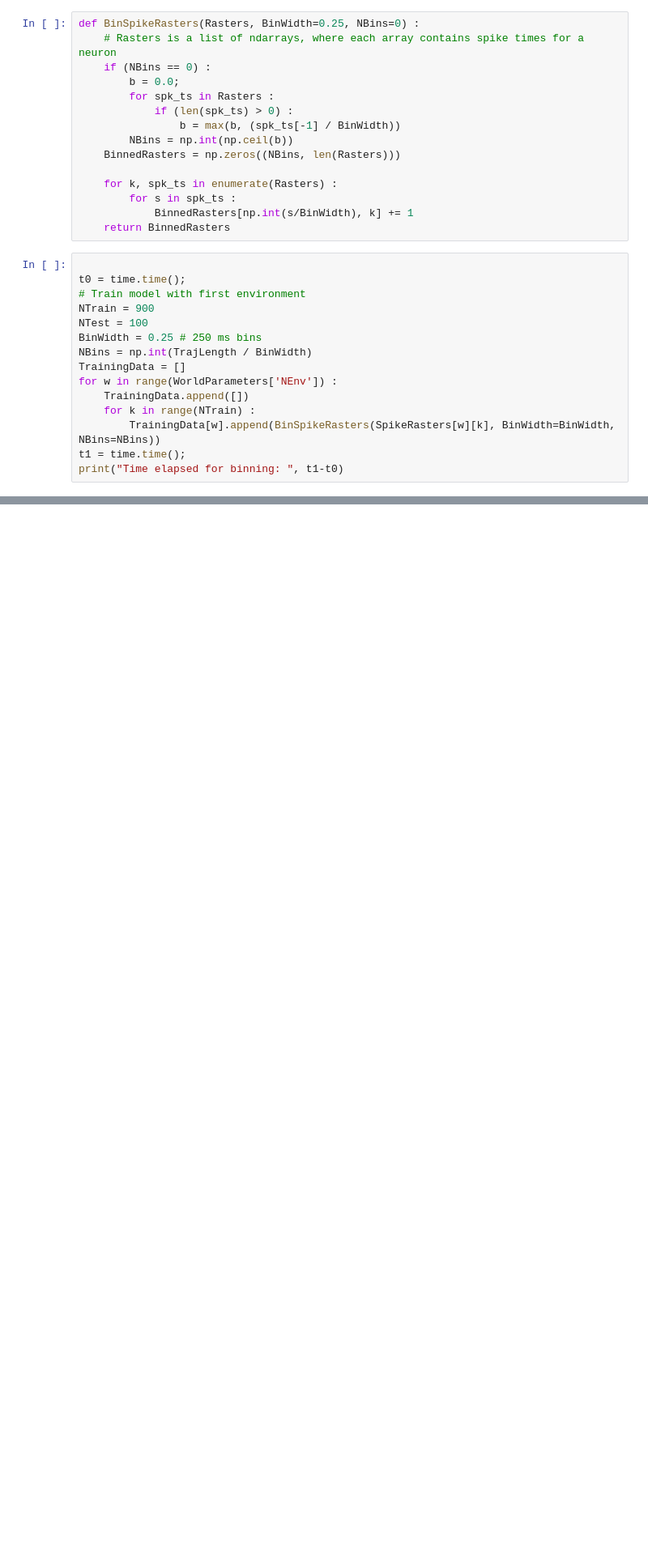
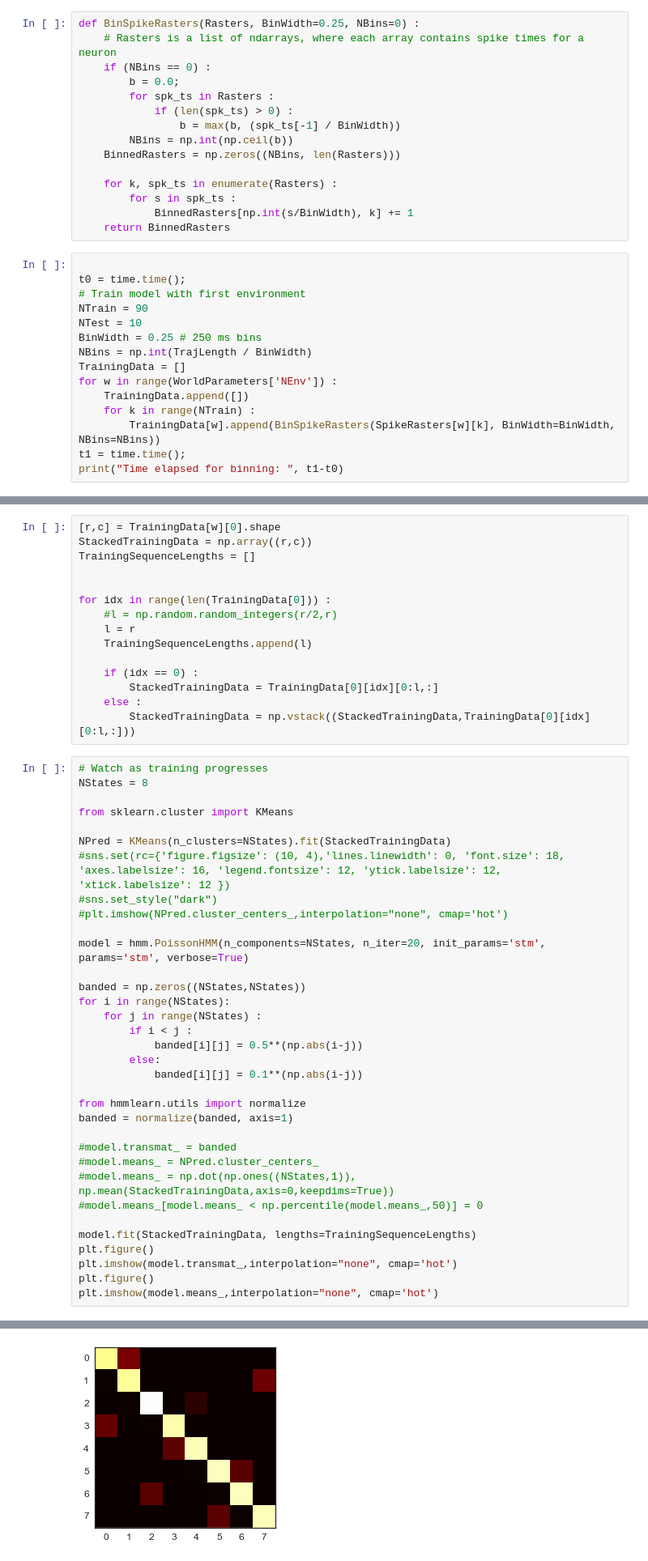
Before and after one commit to ckemere/SimulatedReplayStatistics, a Jupyter notebook: ModelComparison.ipynb, the cells around one changed output, grey strips where cells are left out. Shown: that part at 81% size. Saved outputs shown, nothing was run; the diff lists cells and outputs as text; blank space fills up the shorter version.

Commit message:
Working with bugs fixed in code and in hmmlearn.

```diff
--- a/ModelComparison.ipynb
+++ b/ModelComparison.ipynb
@@ -37,8 +37,8 @@ def BinSpikeRasters(Rasters, BinWidth=0.25, NBins=0) :
 
 t0 = time.time();
 # Train model with first environment
-NTrain = 900
-NTest = 100
+NTrain = 90
+NTest = 10
 BinWidth = 0.25 # 250 ms bins
 NBins = np.int(TrajLength / BinWidth)
 TrainingData = []
@@ -60,0 +53,50 @@ for w in range(WorldParameters['NEnv']) :
+# %%
+[r,c] = TrainingData[w][0].shape
+StackedTrainingData = np.array((r,c))
+TrainingSequenceLengths = []
+
+
+for idx in range(len(TrainingData[0])) :
+    #l = np.random.random_integers(r/2,r)
+    l = r
+    TrainingSequenceLengths.append(l)
+
+    if (idx == 0) :
+        StackedTrainingData = TrainingData[0][idx][0:l,:]
+    else :
+        StackedTrainingData = np.vstack((StackedTrainingData,TrainingData[0][idx][0:l,:]))
+# %%
+# Watch as training progresses
+NStates = 8
+
+from sklearn.cluster import KMeans
+
+NPred = KMeans(n_clusters=NStates).fit(StackedTrainingData)
+#sns.set(rc={'figure.figsize': (10, 4),'lines.linewidth': 0, 'font.size': 18, 'axes.labelsize': 16, 'legend.fontsize': 12, 'ytick.labelsize': 12, 'xtick.labelsize': 12 })
+#sns.set_style("dark")
+#plt.imshow(NPred.cluster_centers_,interpolation="none", cmap='hot')
+
+model = hmm.PoissonHMM(n_components=NStates, n_iter=20, init_params='stm', params='stm', verbose=True)
+
+banded = np.zeros((NStates,NStates))
+for i in range(NStates):
+    for j in range(NStates) :
+        if i < j :
+            banded[i][j] = 0.5**(np.abs(i-j))
+        else:
+            banded[i][j] = 0.1**(np.abs(i-j))
+
+from hmmlearn.utils import normalize
+banded = normalize(banded, axis=1)
+
+#model.transmat_ = banded
+#model.means_ = NPred.cluster_centers_
+#model.means_ = np.dot(np.ones((NStates,1)), np.mean(StackedTrainingData,axis=0,keepdims=True))
+#model.means_[model.means_ < np.percentile(model.means_,50)] = 0
+
+model.fit(StackedTrainingData, lengths=TrainingSequenceLengths)
+plt.figure()
+plt.imshow(model.transmat_,interpolation="none", cmap='hot')
+plt.figure()
+plt.imshow(model.means_,interpolation="none", cmap='hot')
+# %% [output]
@@ -60,0 +118 @@ for w in range(WorldParameters['NEnv']) :
+[figure, added]
```
Also changed, not shown: parts of 15 cells of this notebook, 2 other files.
